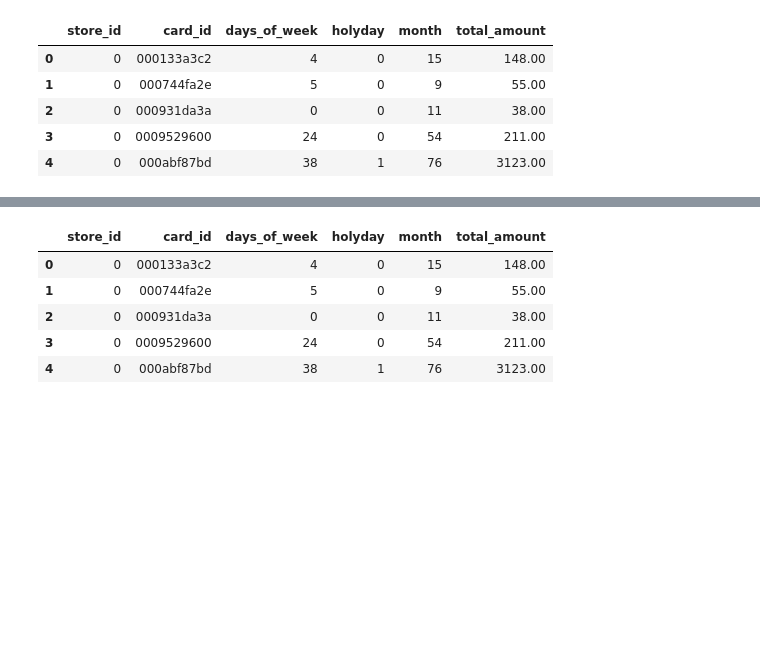
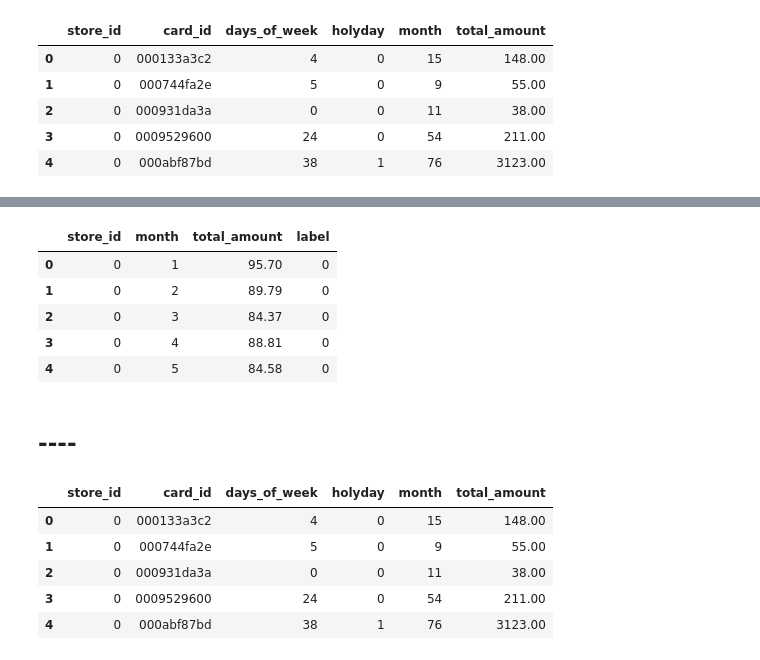
Before and after one commit to brandnewmin/brandnewm, a Jupyter notebook: dacon3.ipynb, the cells around one changed output, grey strips where cells are left out. Saved outputs shown, nothing was run; the diff lists cells and outputs as text; code cells hidden in the pictures; blank space fills up the shorter version.

```diff
--- a/dacon3.ipynb
+++ b/dacon3.ipynb
@@ -55,0 +149,4 @@ fifth.head()
+# %%
+#storeid별 월별 매출액 평균
+monthly_storeid=newgr[['store_id','month','total_amount']].groupby(['store_id','month'], as_index=False).mean()
+monthly_storeid.head()
@@ -55,0 +172,12 @@ fifth.head()
+# %%
+#라벨링 (75%이하 값 0)
+#75%이상 값 1
+monthly_storeid['label'] = [1 if a > 563.81 else 0 for a in monthly_storeid['total_amount']]
+monthly_storeid.head()
+# %% [output]
+|  | store_id | month | total_amount | label |
+| 0 | 0 | 1 | 95.70 | 0 |
+| 1 | 0 | 2 | 89.79 | 0 |
+| 2 | 0 | 3 | 84.37 | 0 |
+| 3 | 0 | 4 | 88.81 | 0 |
+| 4 | 0 | 5 | 84.58 | 0 |
@@ -56,3 +189,5 @@ fifth.head()
+# %% [markdown]
+## ----
 # %%
 train1 = fifth[fifth['total_amount'] >= 0]
 train1.head()
```
Also changed, not shown: parts of 18 cells of this notebook.
